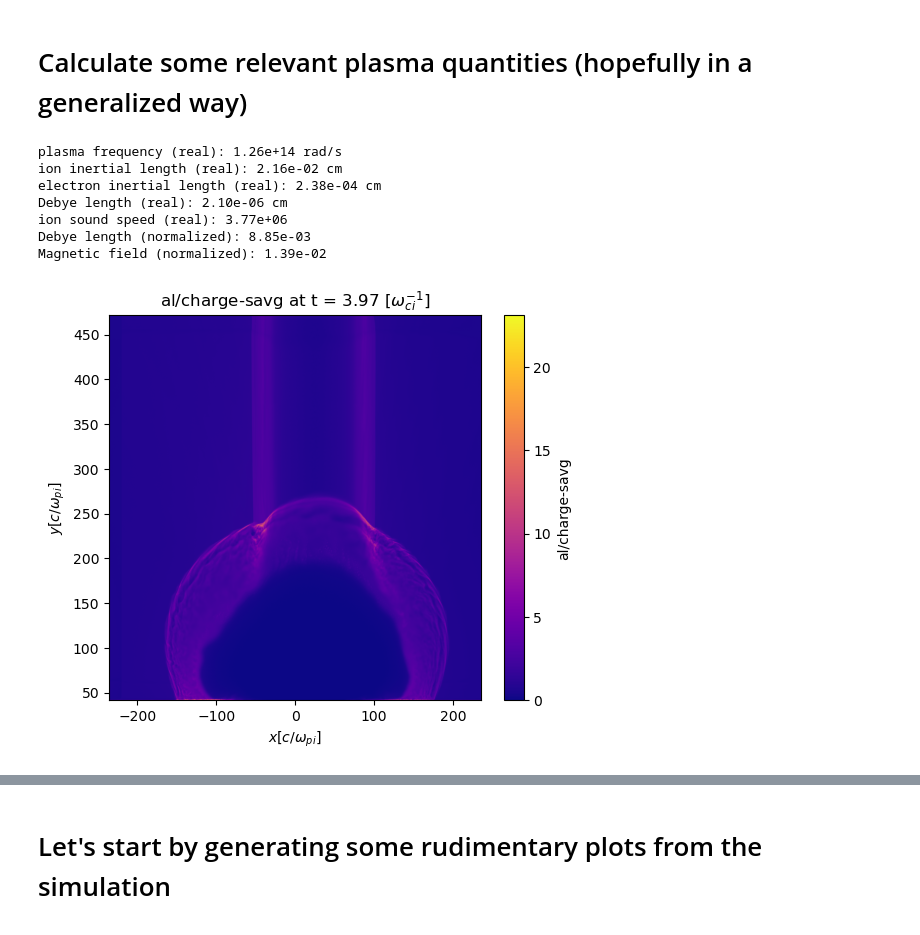
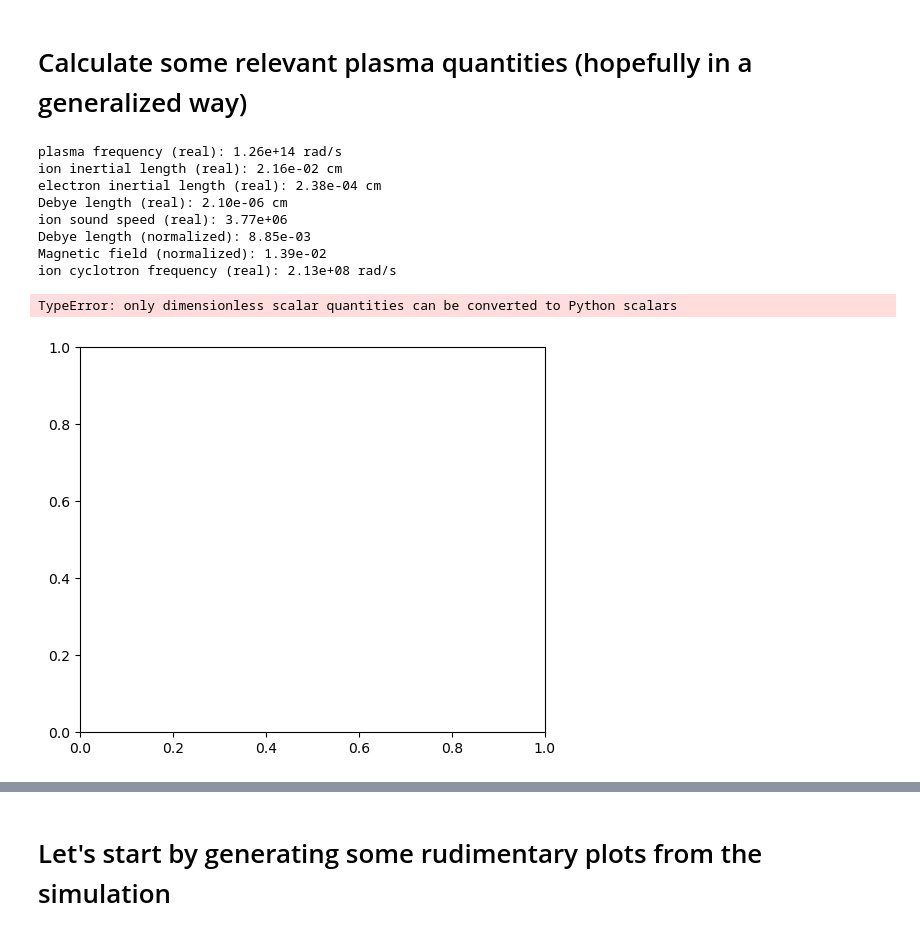
Before and after one commit to Schaeffer-Lab/MagShockZ, a Jupyter notebook: analysis_notebooks/OSIRIS/analysis_of_2D_sims.ipynb, the cells around one changed output, grey strips where cells are left out. Saved outputs shown, nothing was run; the diff lists cells and outputs as text; code cells hidden in the pictures.

```diff
--- a/analysis_notebooks/OSIRIS/analysis_of_2D_sims.ipynb
+++ b/analysis_notebooks/OSIRIS/analysis_of_2D_sims.ipynb
@@ -40,6 +37,7 @@ print(f"Debye length (real): {np.format_float_scientific(debye_length_real.value
 print(f"ion sound speed (real): {np.format_float_scientific(sim.ion_sound_speed_real(T_e).value,2)}")
 print(f"Debye length (normalized): {np.format_float_scientific(debye_length.value,2)}")
 print(f"Magnetic field (normalized): {np.format_float_scientific(B_osiris.value,2)}")
+print(f"ion cyclotron frequency (real): {np.format_float_scientific(sim.omega_ci_real(B_real=B0, Z=Z, m_i=m_i).value,2)} rad/s")
 # %% [output]
 plasma frequency (real): 1.26e+14 rad/s
 ion inertial length (real): 2.16e-02 cm
@@ -48,8 +46,10 @@ Debye length (real): 2.10e-06 cm
 ion sound speed (real): 3.77e+06
 Debye length (normalized): 8.85e-03
 Magnetic field (normalized): 1.39e-02
+ion cyclotron frequency (real): 2.13e+08 rad/s
 # %%
-sim.plot_field(("al/charge-savg"), timestep=100,cmap="plasma");
+sim.plot_field(("al/charge-savg"), timestep=60,cmap="plasma", spatial_units = 'physical');
 # %% [output]
+TypeError: only dimensionless scalar quantities can be converted to Python scalars
-[figure, old version]
+[figure, new version]
 # %%
```
Also changed, not shown: parts of 9 cells of this notebook, 7 other files.
